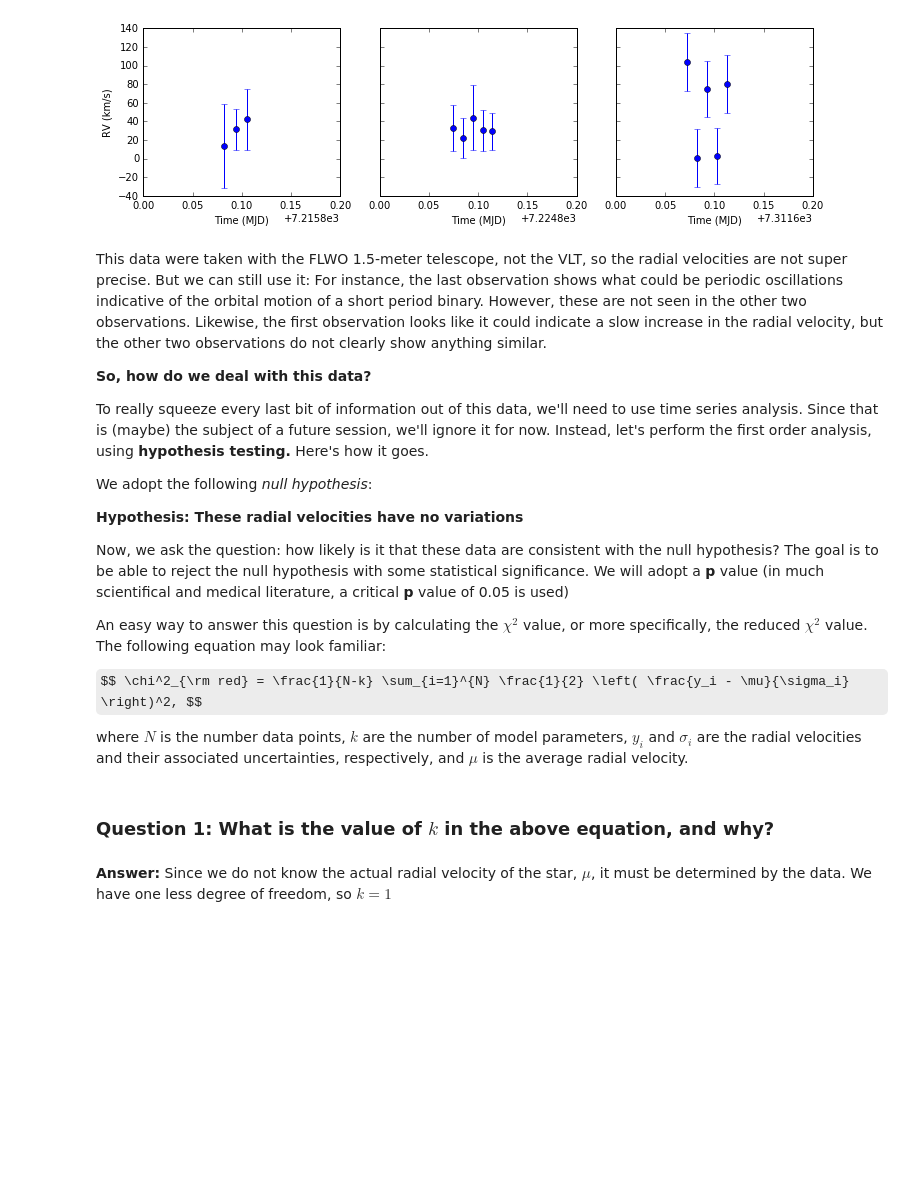
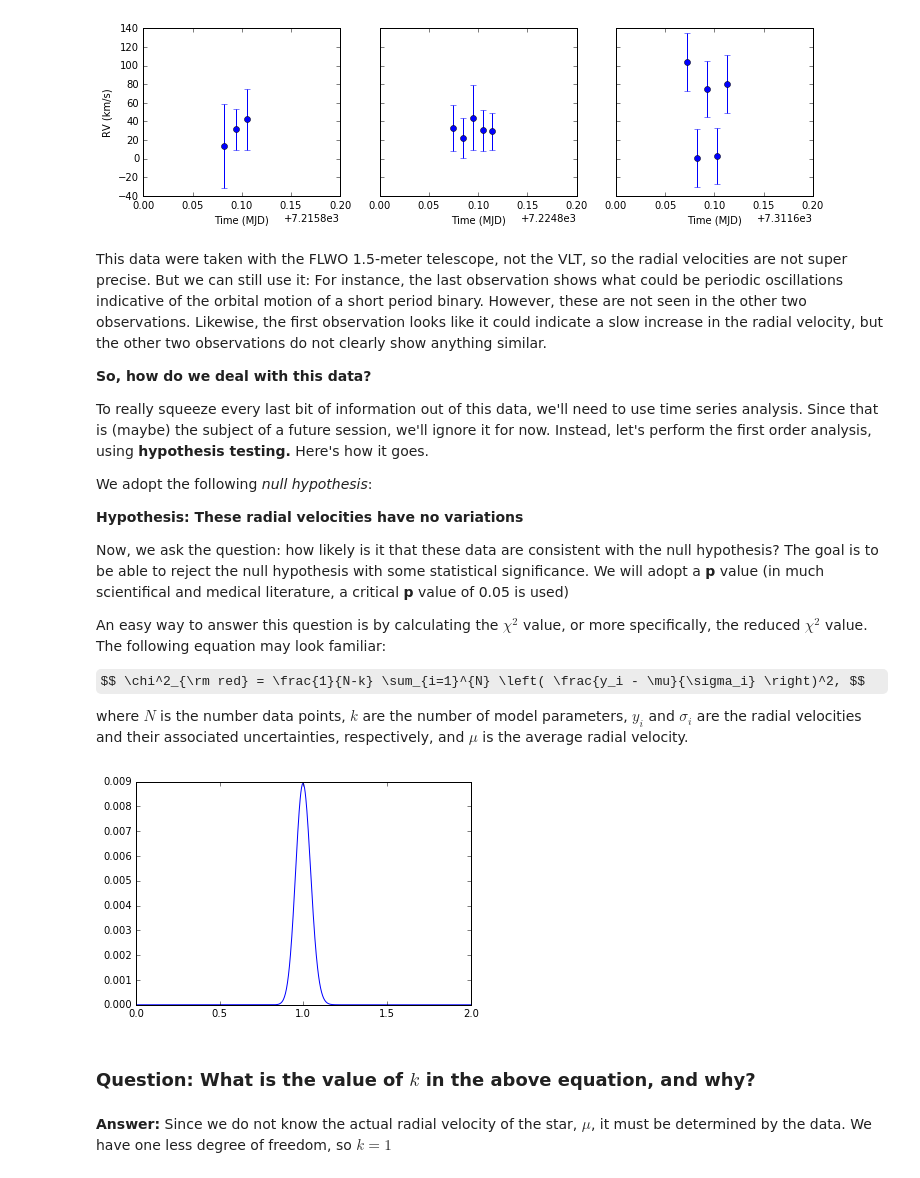
Before and after one commit to astroJeff/SMAC, a Jupyter notebook: Week_3/Distributions Continued - answer key.ipynb, the cells around one changed output. Saved outputs shown, nothing was run; the diff lists cells and outputs as text; code cells hidden in the pictures; some formulas as TeX source; blank space fills up the shorter version.

```diff
--- a/Week_3/Distributions Continued - answer key.ipynb
+++ b/Week_3/Distributions Continued - answer key.ipynb
@@ -210,11 +210,28 @@ Now, we ask the question: how likely is it that these data are consistent with t
 
 An easy way to answer this question is by calculating the $\chi^2$ value, or more specifically, the reduced $\chi^2$ value. The following equation may look familiar:
 
-$$ \chi^2_{\rm red} = \frac{1}{N-k} \sum_{i=1}^{N} \frac{1}{2} \left( \frac{y_i - \mu}{\sigma_i} \right)^2, $$
+$$ \chi^2_{\rm red} = \frac{1}{N-k} \sum_{i=1}^{N} \left( \frac{y_i - \mu}{\sigma_i} \right)^2, $$
 
 where $N$ is the number data points, $k$ are the number of model parameters, $y_i$ and $\sigma_i$ are the radial velocities and their associated uncertainties, respectively, and $\mu$ is the average radial velocity.
+# %%
+
+def get_chi_2_pdf(x_vals, N_data):
+
+    sample_data = np.random.normal(size=N_data)
+
+    dist = stats.chi2(N_data)
+    return dist.pdf(x_vals)
+
+
+ran_x = np.linspace(0.0, 2.0*N_data, 1000)
+ran_y = get_chi_2_pdf(ran_x, 1000)
+
+plt.plot(ran_x/N_data, dist.pdf(ran_x))
+plt.show()
+# %% [output]
+[figure, added]
 # %% [markdown]
-### Question 1: What is the value of $k$ in the above equation, and why?
+### Question: What is the value of $k$ in the above equation, and why?
 # %% [markdown]
 **Answer:** Since we do not know the actual radial velocity of the star, $\mu$, it must be determined by the data. We have one less degree of freedom, so $k=1$
 # %% [markdown]
```
Also changed, not shown: parts of 20 cells of this notebook.
